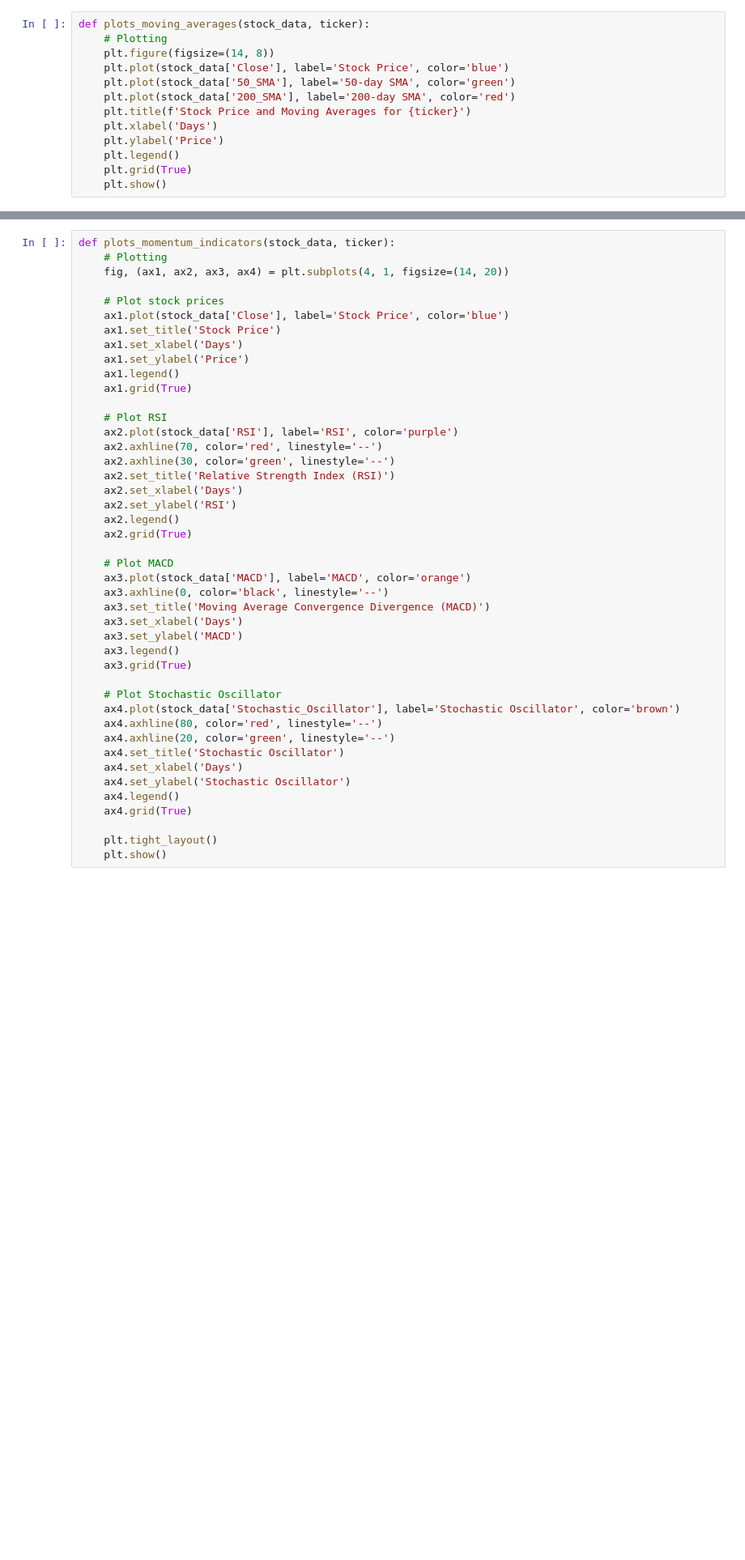
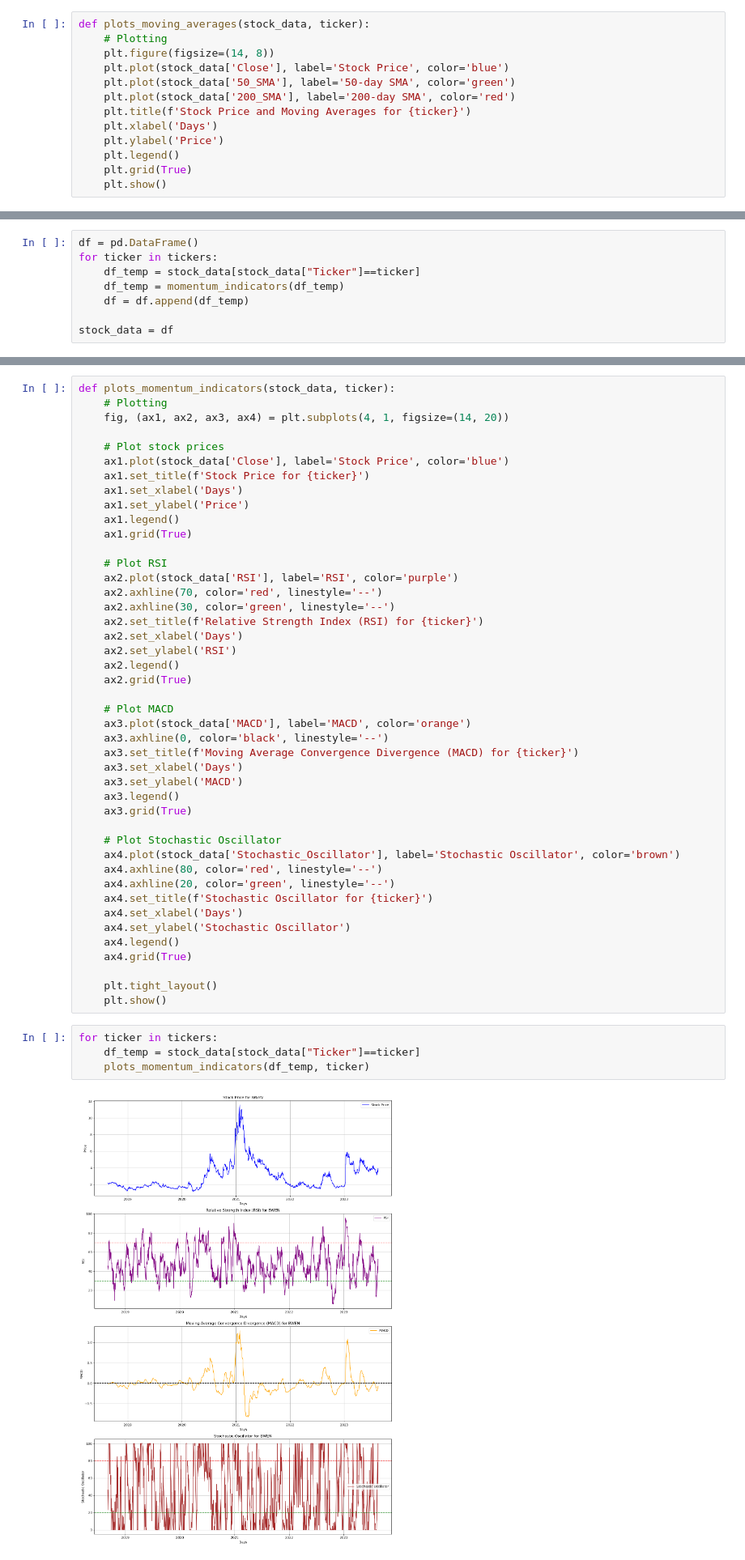
Before and after one commit to DiogoRibeiro7/Medium-Blog, a Jupyter notebook: stocks_under_10/stocks_under_10_example.ipynb, the cells around one changed output, grey strips where cells are left out. Shown at 81% size. Cells and saved outputs as stored; diff of their text form; blank space fills up the shorter version.

```diff
--- a/stocks_under_10/stocks_under_10_example.ipynb
+++ b/stocks_under_10/stocks_under_10_example.ipynb
@@ -188,3 +188,11 @@ def momentum_indicators(stock_data):
     stock_data['Stochastic_Oscillator'] = 100 * (stock_data['Close'] - low_14) / (high_14 - low_14)
 
     return stock_data
+# %%
+df = pd.DataFrame()
+for ticker in tickers:
+    df_temp = stock_data[stock_data["Ticker"]==ticker]
+    df_temp = momentum_indicators(df_temp)
+    df = df.append(df_temp)
+
+stock_data = df
@@ -195,7 +221,7 @@ def plots_momentum_indicators(stock_data, ticker):
 
     # Plot stock prices
     ax1.plot(stock_data['Close'], label='Stock Price', color='blue')
-    ax1.set_title('Stock Price')
+    ax1.set_title(f'Stock Price for {ticker}')
     ax1.set_xlabel('Days')
     ax1.set_ylabel('Price')
     ax1.legend()
@@ -205,7 +231,7 @@ def plots_momentum_indicators(stock_data, ticker):
     ax2.plot(stock_data['RSI'], label='RSI', color='purple')
     ax2.axhline(70, color='red', linestyle='--')
     ax2.axhline(30, color='green', linestyle='--')
-    ax2.set_title('Relative Strength Index (RSI)')
+    ax2.set_title(f'Relative Strength Index (RSI) for {ticker}')
     ax2.set_xlabel('Days')
     ax2.set_ylabel('RSI')
     ax2.legend()
@@ -214,7 +240,7 @@ def plots_momentum_indicators(stock_data, ticker):
     # Plot MACD
     ax3.plot(stock_data['MACD'], label='MACD', color='orange')
     ax3.axhline(0, color='black', linestyle='--')
-    ax3.set_title('Moving Average Convergence Divergence (MACD)')
+    ax3.set_title(f'Moving Average Convergence Divergence (MACD) for {ticker}')
     ax3.set_xlabel('Days')
     ax3.set_ylabel('MACD')
     ax3.legend()
@@ -224,7 +250,7 @@ def plots_momentum_indicators(stock_data, ticker):
     ax4.plot(stock_data['Stochastic_Oscillator'], label='Stochastic Oscillator', color='brown')
     ax4.axhline(80, color='red', linestyle='--')
     ax4.axhline(20, color='green', linestyle='--')
-    ax4.set_title('Stochastic Oscillator')
+    ax4.set_title(f'Stochastic Oscillator for {ticker}')
     ax4.set_xlabel('Days')
     ax4.set_ylabel('Stochastic Oscillator')
     ax4.legend()
@@ -232,3 +258,9 @@ def plots_momentum_indicators(stock_data, ticker):
 
     plt.tight_layout()
     plt.show()
+# %%
+for ticker in tickers:
+    df_temp = stock_data[stock_data["Ticker"]==ticker]
+    plots_momentum_indicators(df_temp, ticker)
+# %% [output]
+[figure, added]
```
Also changed, not shown: parts of 6 cells of this notebook.
